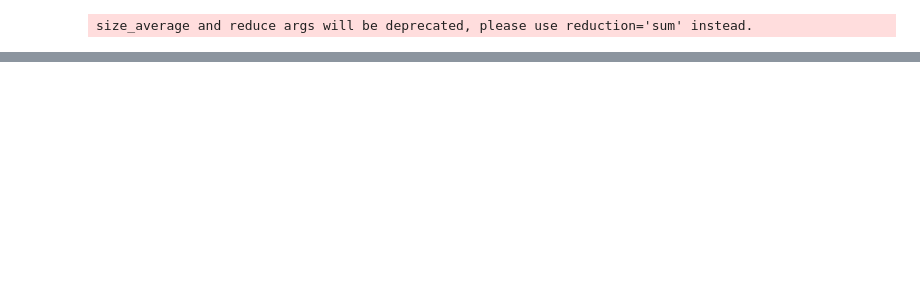
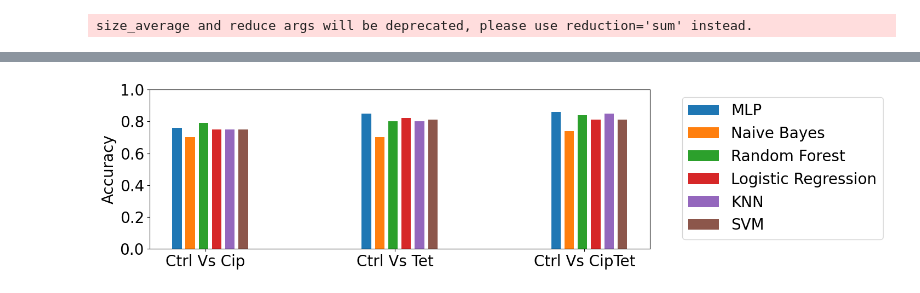
Before and after one commit to A-chille/timeseries-clustering-vae, a Jupyter notebook: predict_cip.ipynb, the cells around one changed output, grey strips where cells are left out. Saved outputs shown, nothing was run; the diff lists cells and outputs as text; code cells hidden in the pictures; blank space fills up the shorter version.

```diff
--- a/predict_cip.ipynb
+++ b/predict_cip.ipynb
@@ -682,7 +693,7 @@ number_of_features = 1
 dload = './model_dir_mm' #download directory
 hidden_size = 90
 hidden_layer_depth = 2
-batch_size = 200
+batch_size = 1
 learning_rate = 0.001 # 0.0005
 n_epochs = 200
 dropout_rate = 0.2
@@ -848,0 +960,40 @@ Text(0.5, 1.0, 'acc: 0.85')
+# %%
+import numpy as np
+import matplotlib.pyplot as plt
+
+# Example data (replace with your actual data)
+conditions = ['MLP', 'Naive Bayes', 'Random Forest', 'Logistic Regression', 'KNN','SVM']
+colors = ['b', 'g', 'orange', 'c', 'm', 'y']
+num_bars = 3
+data = {
+    'MLP': [0.76, 0.85, 0.86],
+    'Naive Bayes': [0.70, 0.70, 0.74],
+    'Random Forest': [0.79, 0.80, 0.84],
+    'Logistic Regression': [0.75, 0.82, 0.81],
+    'KNN': [0.75, 0.80, 0.85],
+    'SVM': [0.75, 0.81, 0.81]
+}
+
+# Define the bar width and positions
+bar_width = 0.05
+index = np.arange(num_bars)
+group_offset = 0.02
+
+# Create the bar plot
+fig, ax = plt.subplots(figsize=(15, 4))
+
+for i, condition in enumerate(conditions):
+    ax.bar(index + i * (bar_width + group_offset), data[condition], bar_width, label=condition)
+
+# Set the labels and title
+ax.set_ylabel('Accuracy')
+ax.set_ylim(0, 1)
+ax.set_xticks(index + (bar_width + group_offset*5))
+ax.set_xticklabels(['Ctrl Vs Cip', 'Ctrl Vs Tet', 'Ctrl Vs CipTet'])
+ax.legend( bbox_to_anchor=(1.05, 1), loc='upper left')
+
+# Show the plot
+plt.tight_layout()
+plt.show()
+# %% [output]
+[figure, added]
```
Also changed, not shown: parts of 10 cells of this notebook, 2 other files.
